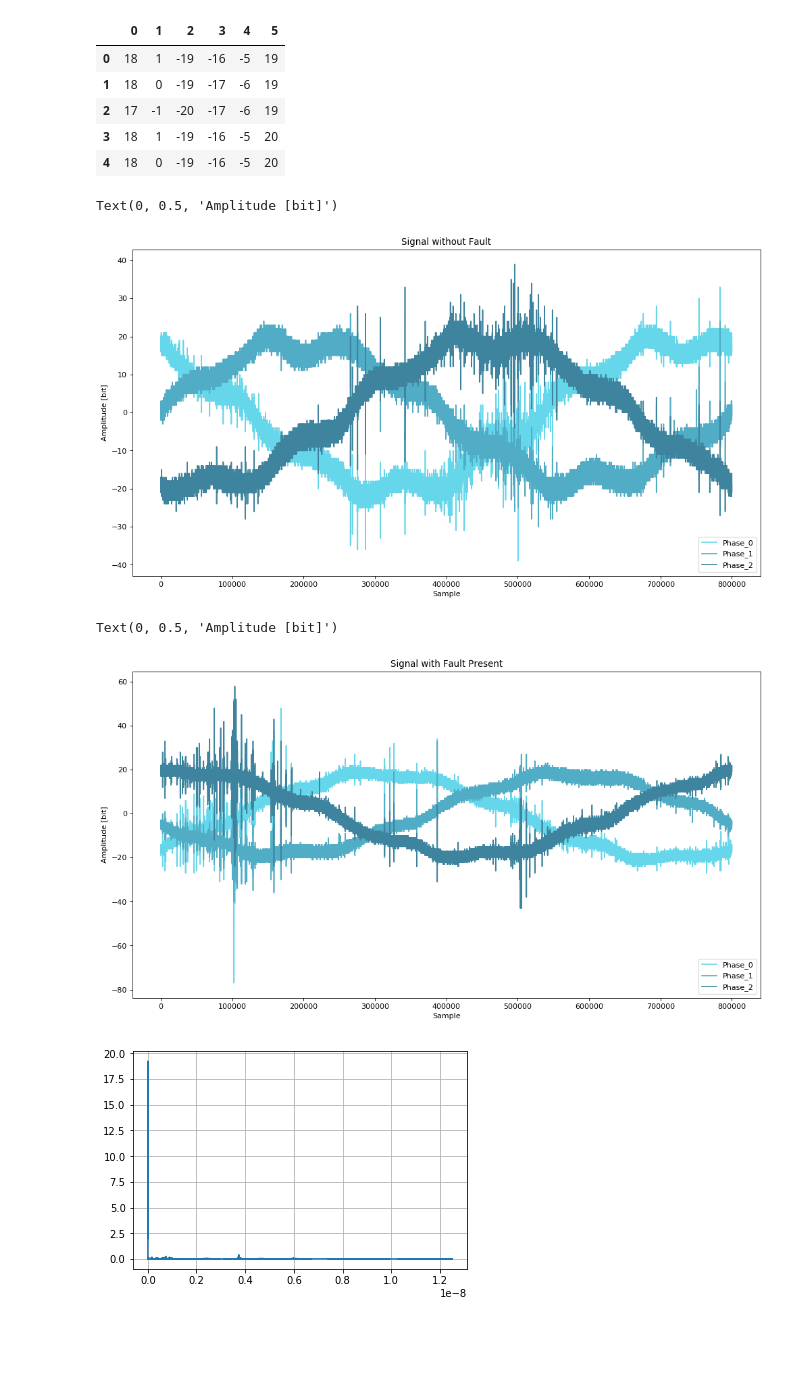
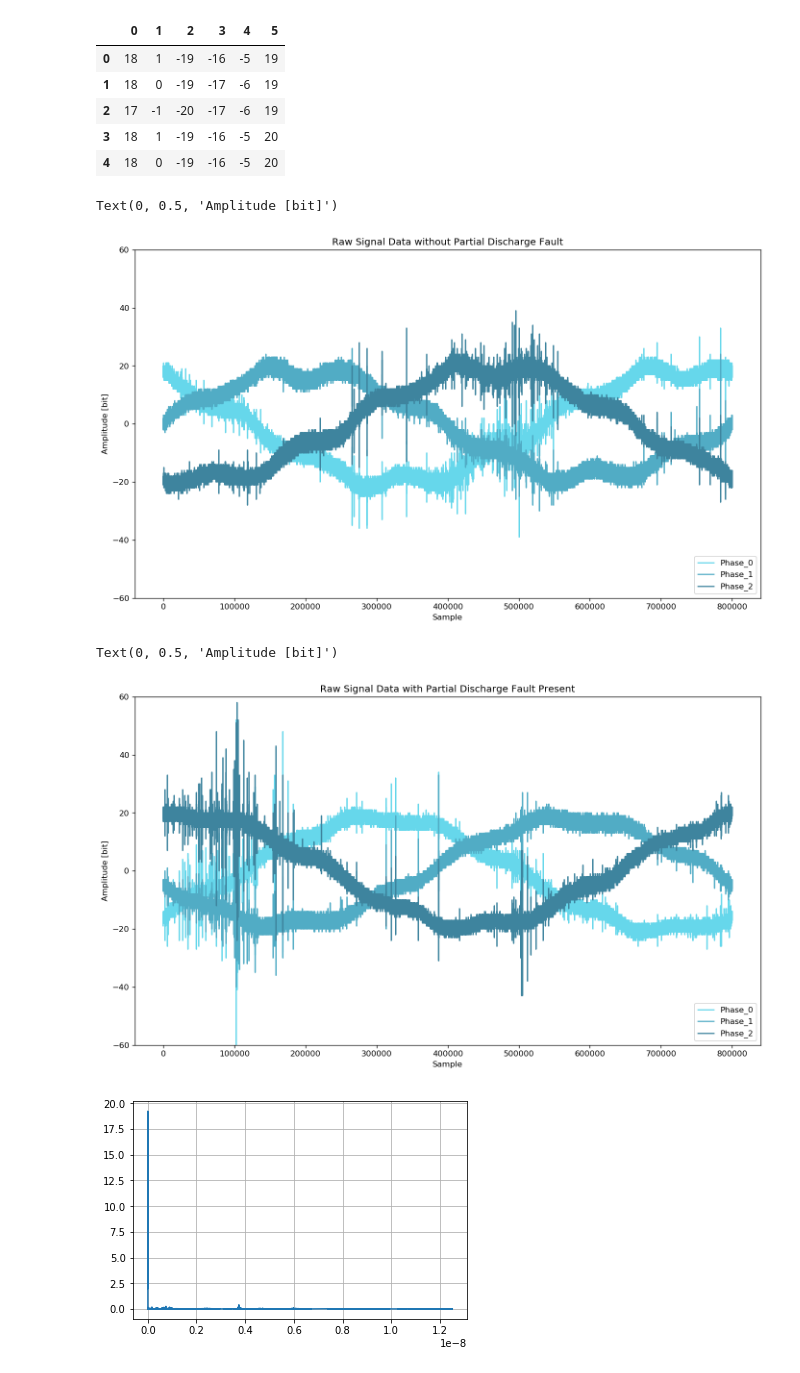
Before and after one commit to jeffreyegan/VSB_Power_Line_Fault_Detection, a Jupyter notebook: VSB_PowerLine_Faults_1.ipynb, the cells around one changed output. Saved outputs shown, nothing was run; the diff lists cells and outputs as text; code cells hidden in the pictures; blank space fills up the shorter version.

Commit message:
plots, advanced extracted features for training

```diff
--- a/VSB_PowerLine_Faults_1.ipynb
+++ b/VSB_PowerLine_Faults_1.ipynb
@@ -72,33 +72,35 @@ subset_train.head()
 | 3 | 18 | 1 | -19 | -16 | -5 | 20 |
 | 4 | 18 | 0 | -19 | -16 | -5 | 20 |
 # %%
-fig=plt.figure(figsize=(15, 8), dpi= 80, facecolor='w', edgecolor='k')
+fig=plt.figure(figsize=(14, 8), dpi= 120, facecolor='w', edgecolor='k')
 plot_labels = ['Phase_0', 'Phase_1', 'Phase_2']
 blues = ["#66D7EB", "#51ACC5", "#3E849E", "#2C5F78", "#1C3D52", "#0E1E2B"]
 plt.plot(list(range(len(subset_train))), subset_train["0"], '-', label=plot_labels[0], color=blues[0])
 plt.plot(list(range(len(subset_train))), subset_train["1"], '-', label=plot_labels[1], color=blues[1])
 plt.plot(list(range(len(subset_train))), subset_train["2"], '-', label=plot_labels[2], color=blues[2])
+plt.ylim((-60, 60))
 plt.legend(loc='lower right')
-plt.title('Signal without Fault')
+plt.title('Raw Signal Data without Partial Discharge Fault')
 plt.xlabel('Sample')
 plt.ylabel('Amplitude [bit]')
 # %% [output]
 Text(0, 0.5, 'Amplitude [bit]')
-[figure, old version]
+[figure, new version]
 # %%
-fig=plt.figure(figsize=(15, 8), dpi= 80, facecolor='w', edgecolor='k')
+fig=plt.figure(figsize=(14, 8), dpi= 120, facecolor='w', edgecolor='k')
 plot_labels = ['Phase_0', 'Phase_1', 'Phase_2']
 blues = ["#66D7EB", "#51ACC5", "#3E849E", "#2C5F78", "#1C3D52", "#0E1E2B"]
 plt.plot(list(range(len(subset_train))), subset_train["3"], '-', label=plot_labels[0], color=blues[0])
 plt.plot(list(range(len(subset_train))), subset_train["4"], '-', label=plot_labels[1], color=blues[1])
 plt.plot(list(range(len(subset_train))), subset_train["5"], '-', label=plot_labels[2], color=blues[2])
+plt.ylim((-60, 60))
 plt.legend(loc='lower right')
-plt.title('Signal with Fault Present')
+plt.title('Raw Signal Data with Partial Discharge Fault Present')
 plt.xlabel('Sample')
 plt.ylabel('Amplitude [bit]')
 # %% [output]
 Text(0, 0.5, 'Amplitude [bit]')
-[figure, old version]
+[figure, new version]
 # %%
 from scipy import fftpack
 N = 800000  # Number of sample points
```
Also changed, not shown: parts of 4 cells of this notebook, 21 other files.
